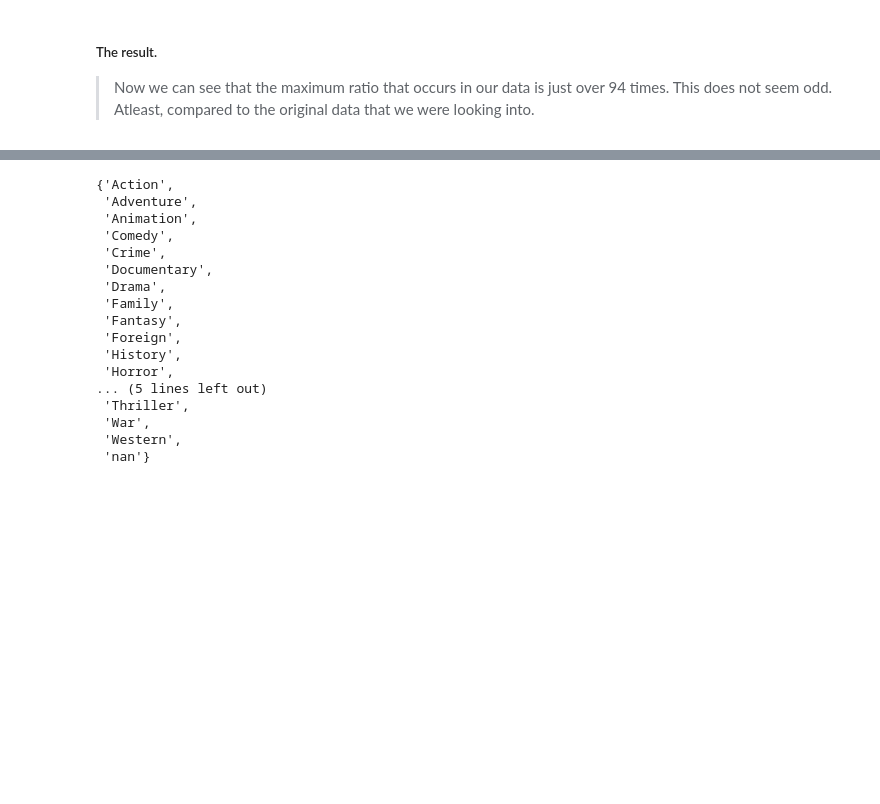
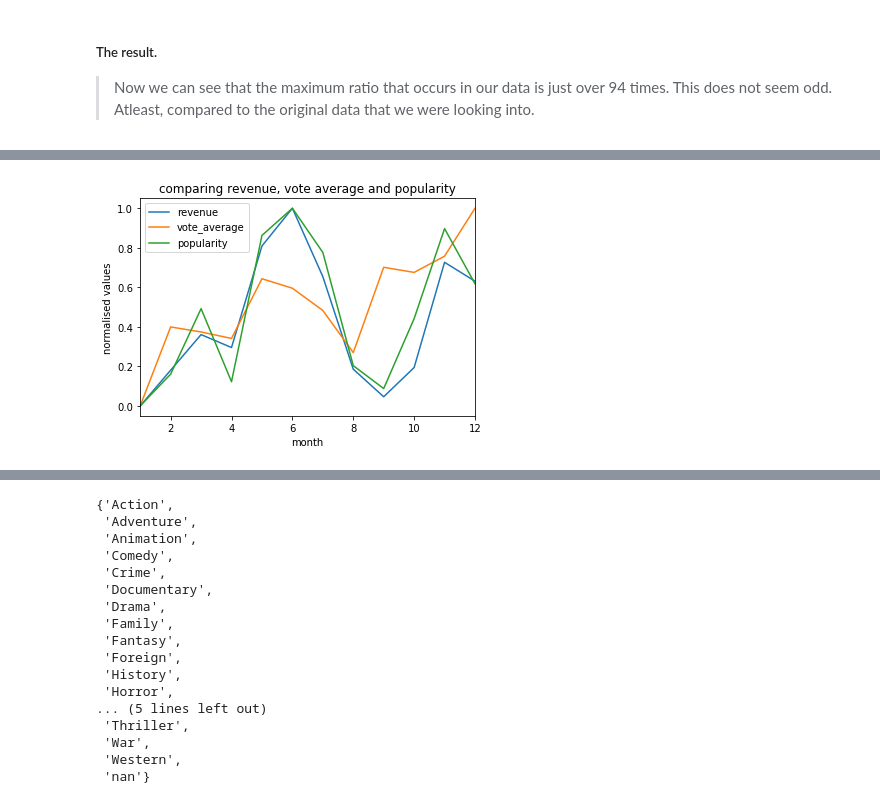
Before and after one commit to nevinbaiju/DAND_imdb, a Jupyter notebook: Investigate_a_Dataset.ipynb, the cells around one changed output, grey strips where cells are left out. Saved outputs shown, nothing was run; the diff lists cells and outputs as text; code cells hidden in the pictures; blank space fills up the shorter version.

```diff
--- a/Investigate_a_Dataset.ipynb
+++ b/Investigate_a_Dataset.ipynb
@@ -243,0 +253,8 @@ The main variables in consideration for this study are, year, genre, popularity,
+# %%
+#we define two functions to plot line charts and bar charts from the dataframe/series.
+def plot_series_line(data, yaxis, xaxis, title):
+    data.plot.line()
+    plt.xlabel(xaxis)
+    plt.ylabel(yaxis)
+    plt.title(title)
+    plt.show()
@@ -243,0 +291,9 @@ The main variables in consideration for this study are, year, genre, popularity,
+# %%
+normalised_df = pd.DataFrame(index=np.arange(1, 13, 1), columns=['revenue', 'vote_average', 'popularity'])
+normalised_df['revenue'] = (data['revenue']-data['revenue'].min())/(data['revenue'].max()-data['revenue'].min())
+normalised_df['vote_average'] = (data['vote_average']-data['vote_average'].min())/(data['vote_average'].max()-data['vote_average'].min())
+normalised_df['popularity'] = (data['popularity']-data['popularity'].min())/(data['popularity'].max()-data['popularity'].min())
+# %%
+plot_series_line(normalised_df, 'normalised values', 'month', 'comparing revenue, vote average and popularity')
+# %% [output]
+[figure, added]
```
Also changed, not shown: parts of 45 cells of this notebook, 1 other file.
